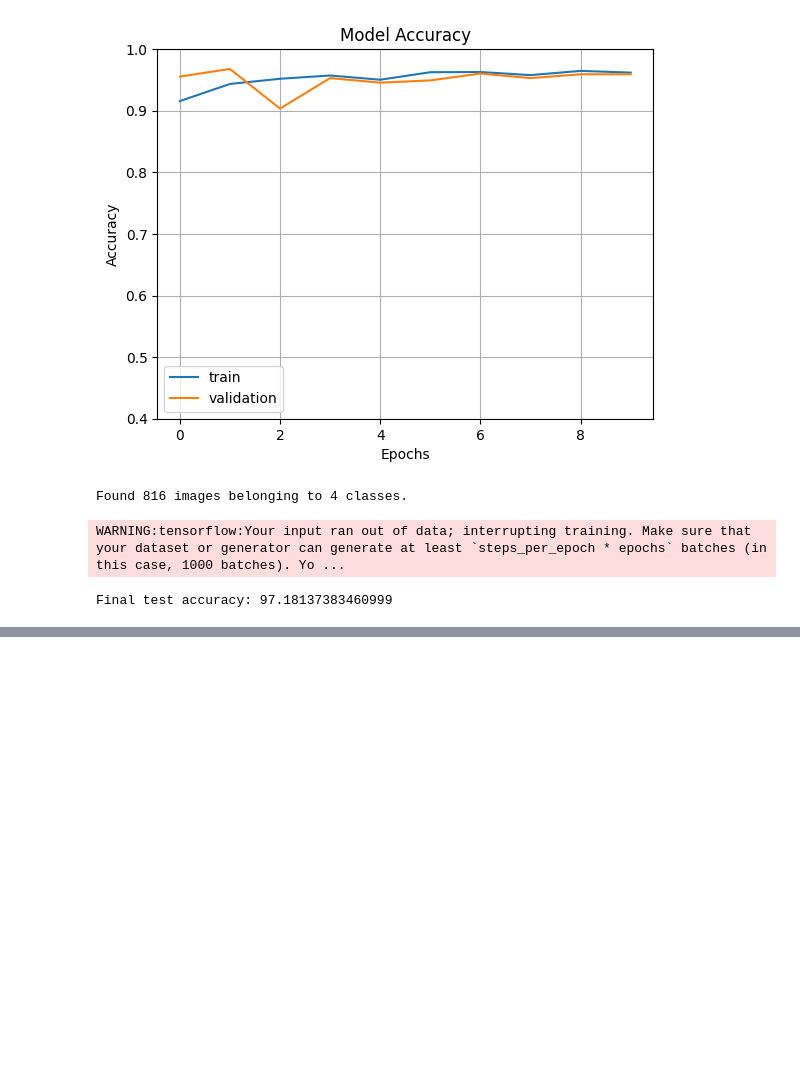
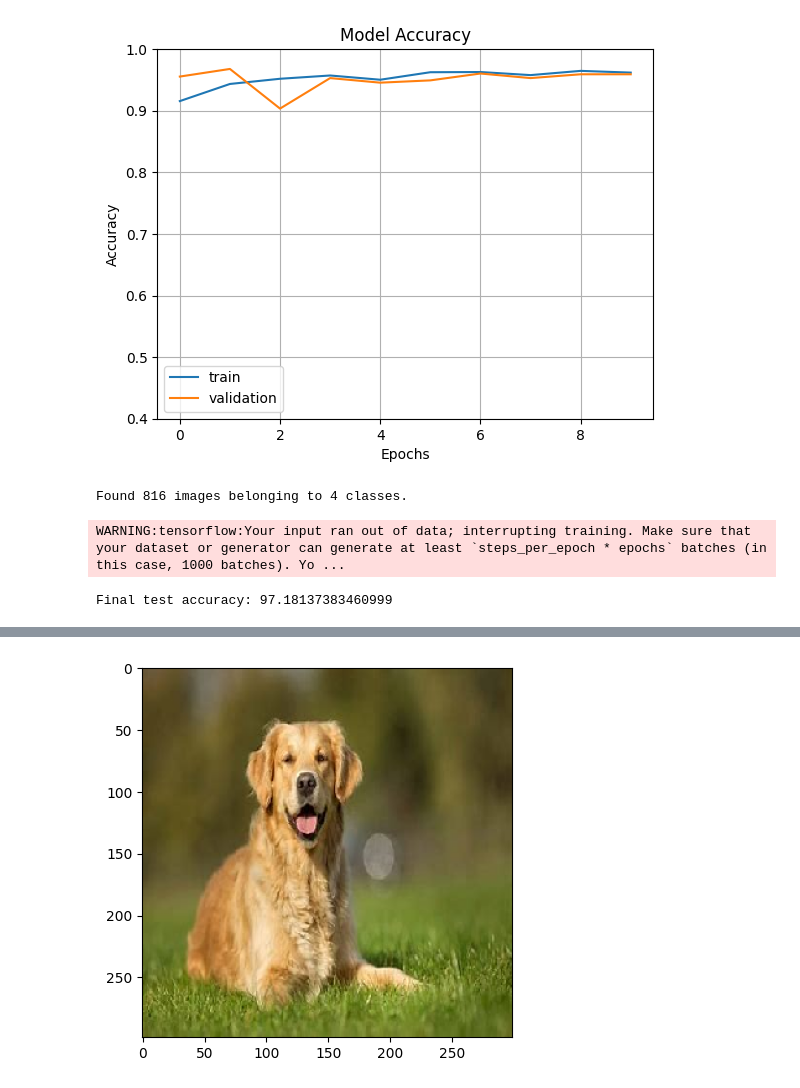
Before and after one commit to Shivp55/ComputerVision, a Jupyter notebook: Imagewoof.ipynb, the cells around one changed output, grey strips where cells are left out. Drawn from its saved outputs; the diff is of its cells as text; code cells hidden in the pictures; blank space fills up the shorter version.

```diff
--- a/Imagewoof.ipynb
+++ b/Imagewoof.ipynb
@@ -417,0 +403,22 @@ print(classes)
+# %%
+from tensorflow.keras.preprocessing.image import load_img, img_to_array
+from tensorflow.keras.models import load_model
+import numpy as np
+
+# Load the model
+model = load_model('/content/drive/MyDrive/models/Fine_tuned_InceptionV3.h5')
+
+# Load image and turn value to array
+
+img = load_img('/content/drive/MyDrive/dog_images/00.jpeg', target_size=(299, 299))
+
+x = img_to_array(img)
+x = np.expand_dims(x, axis=0)
+x /= 255.0
+preds = model.predict(x)
+print('Predicted item Class:', np.argmax(preds[0]))
+# Print the predicted class
+
+plt.imshow(img)
+plt.show()
+# %% [output]
@@ -417,0 +427 @@ print(classes)
+[figure, added]
```
Also changed, not shown: parts of 2 cells of this notebook.
